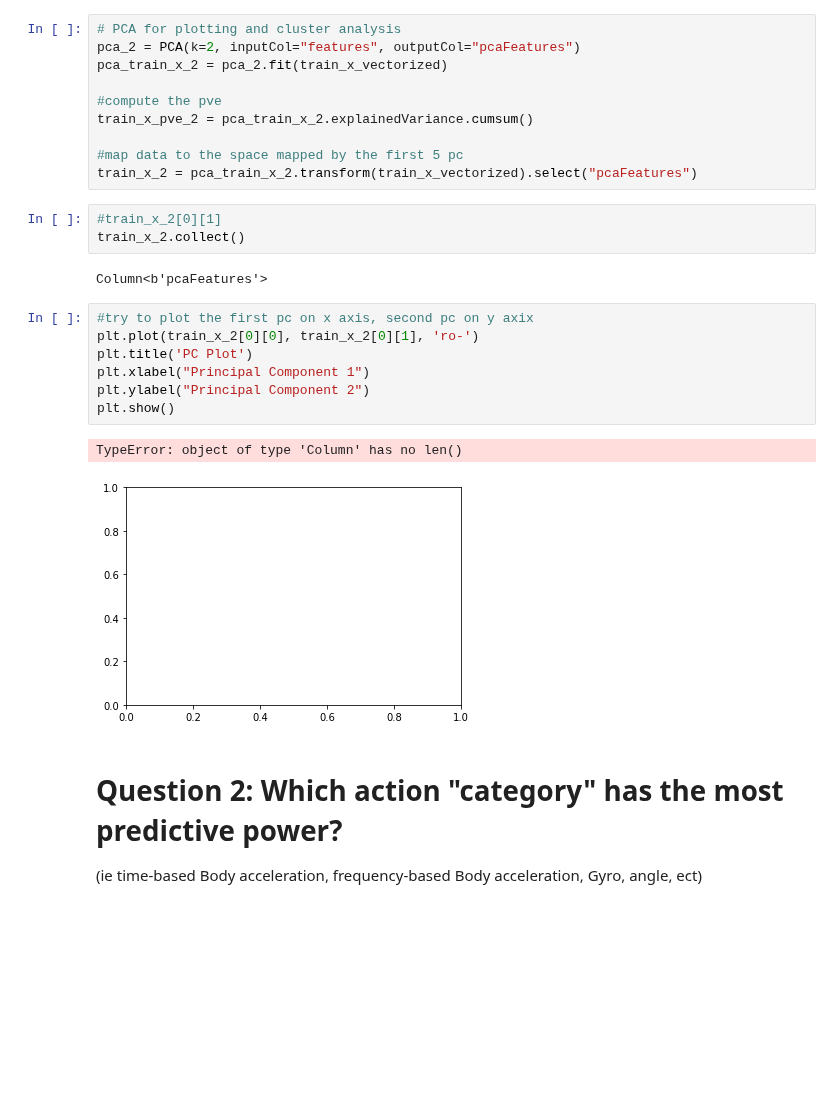
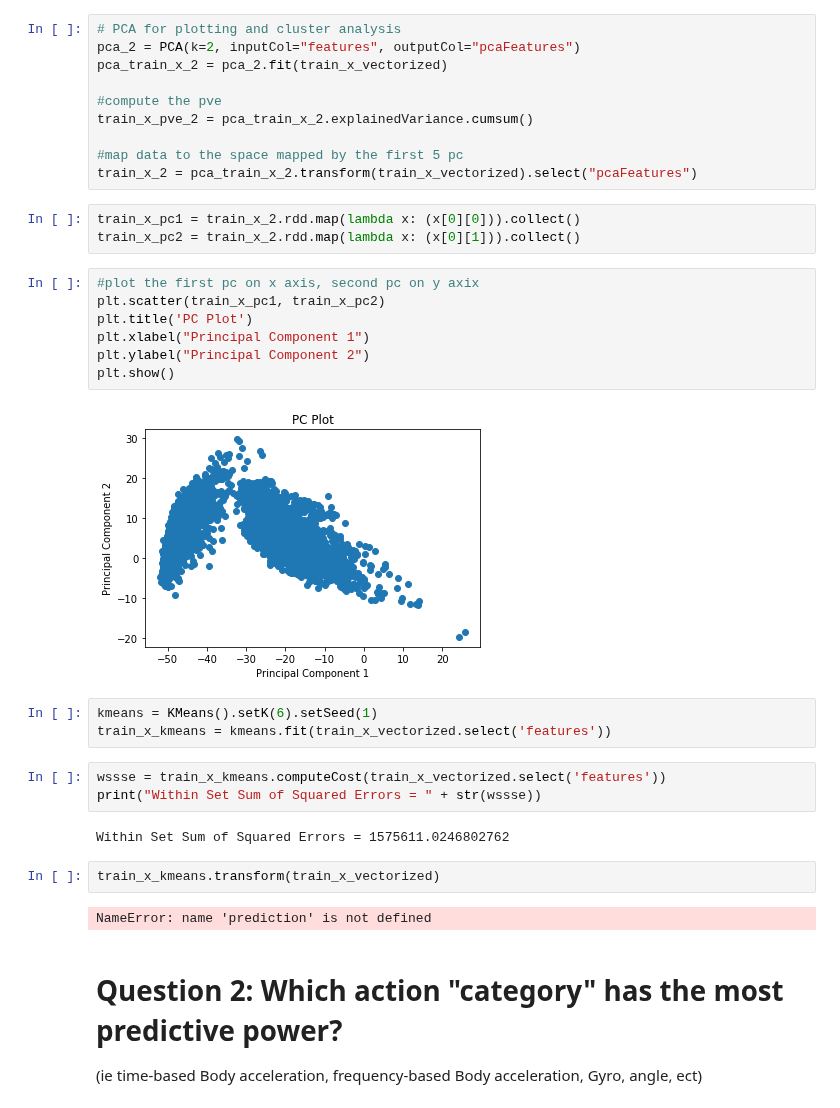
Before and after one commit to nathanhwangbo/PSTAT135_Final, a Jupyter notebook: preprocessing.ipynb, the cells around one changed output. Cells and saved outputs as stored; diff of their text form; blank space fills up the shorter version.

```diff
--- a/preprocessing.ipynb
+++ b/preprocessing.ipynb
@@ -256,21 +257,30 @@ train_x_pve_2 = pca_train_x_2.explainedVariance.cumsum()
 
 #map data to the space mapped by the first 5 pc
 train_x_2 = pca_train_x_2.transform(train_x_vectorized).select("pcaFeatures")
-# %%
-#train_x_2[0][1]
-train_x_2.collect()
-# %% [output]
-Column<b'pcaFeatures'>
+# %%
+train_x_pc1 = train_x_2.rdd.map(lambda x: (x[0][0])).collect()
+train_x_pc2 = train_x_2.rdd.map(lambda x: (x[0][1])).collect()
 # %%
-#try to plot the first pc on x axis, second pc on y axix
-plt.plot(train_x_2[0][0], train_x_2[0][1], 'ro-')
+#plot the first pc on x axis, second pc on y axix
+plt.scatter(train_x_pc1, train_x_pc2)
 plt.title('PC Plot')
 plt.xlabel("Principal Component 1")
 plt.ylabel("Principal Component 2")
 plt.show()
 # %% [output]
-TypeError: object of type 'Column' has no len()
-[figure, old version]
+[figure, new version]
+# %%
+kmeans = KMeans().setK(6).setSeed(1)
+train_x_kmeans = kmeans.fit(train_x_vectorized.select('features'))
+# %%
+wssse = train_x_kmeans.computeCost(train_x_vectorized.select('features'))
+print("Within Set Sum of Squared Errors = " + str(wssse))
+# %% [output]
+Within Set Sum of Squared Errors = 1575611.0246802762
+# %%
+train_x_kmeans.transform(train_x_vectorized)
+# %% [output]
+NameError: name 'prediction' is not defined
 # %% [markdown]
 # Question 2: Which action "category" has the most predictive power?
 (ie time-based Body acceleration, frequency-based Body acceleration, Gyro, angle, ect)
```
Also changed, not shown: parts of 2 cells of this notebook.
